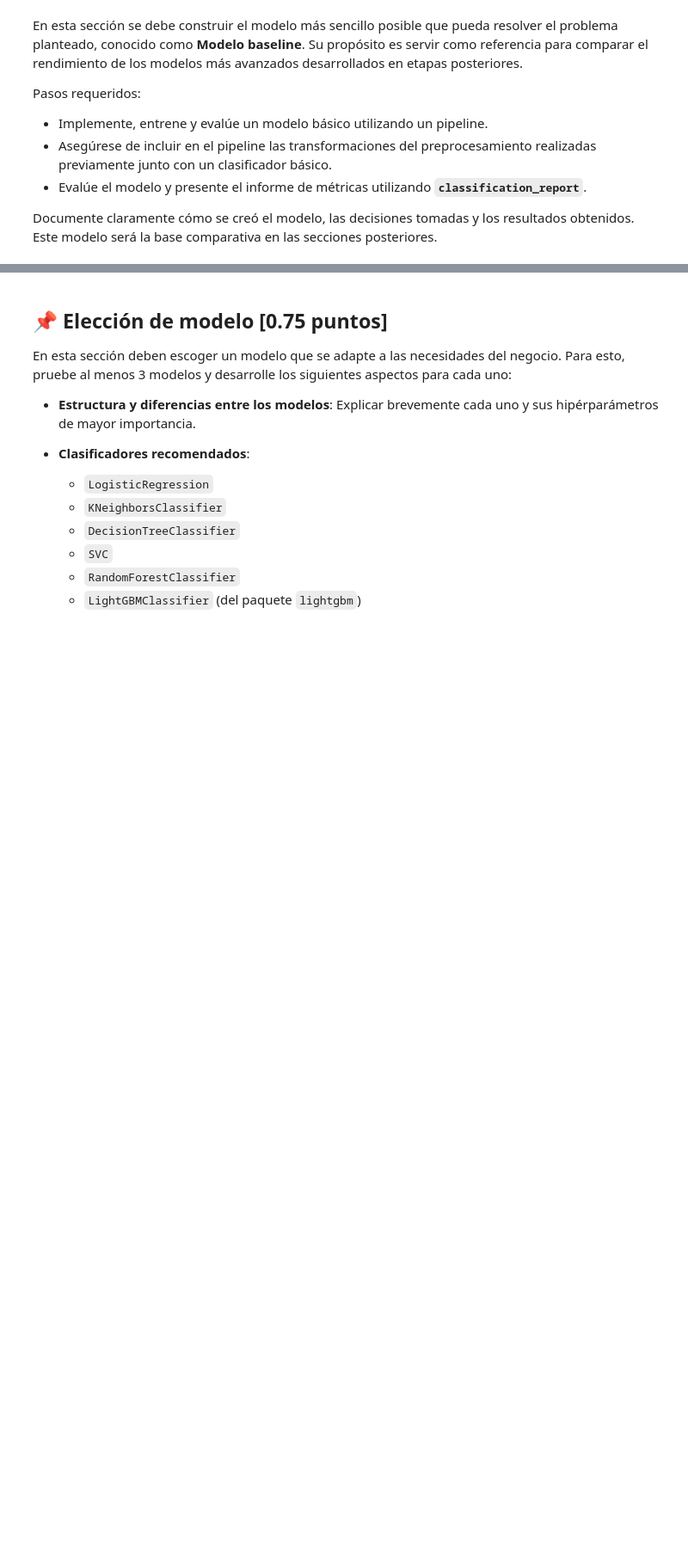
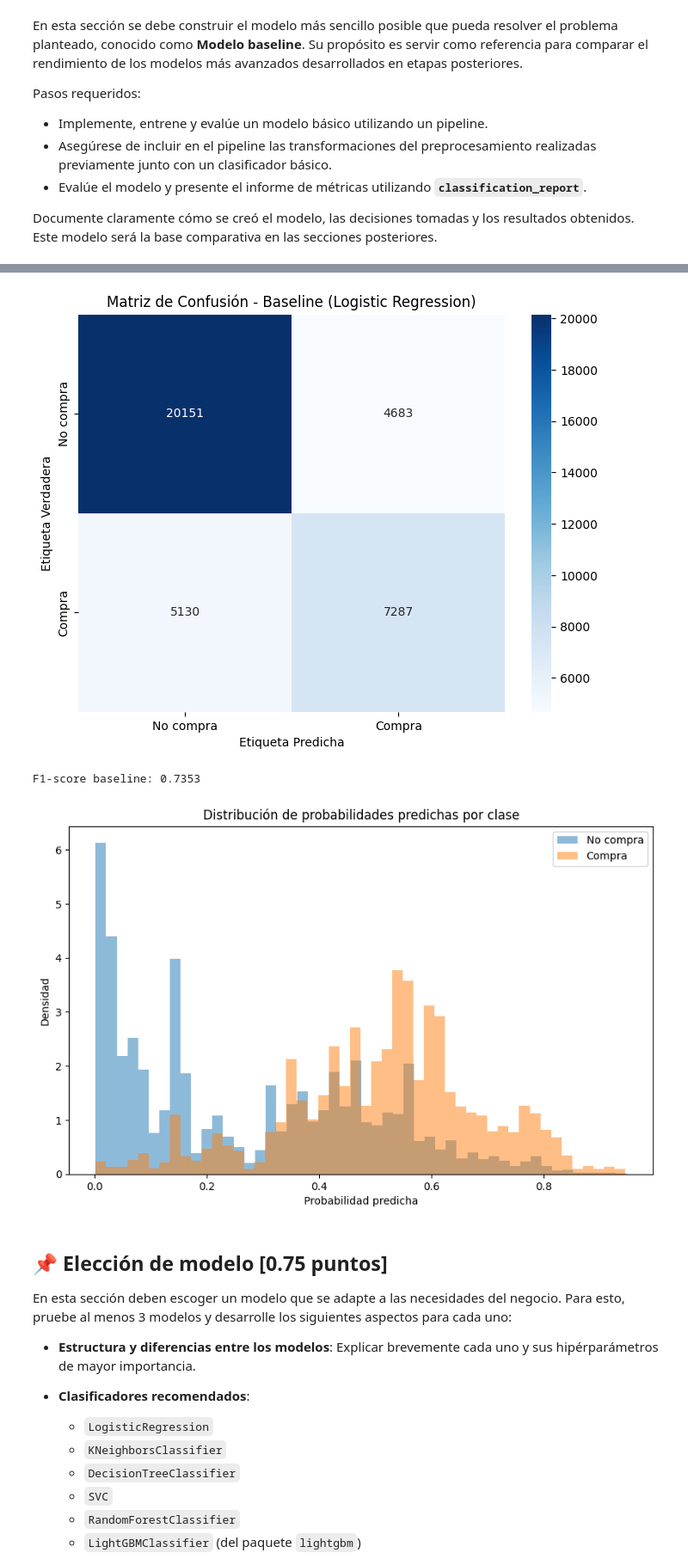
Before and after one commit to fco-marquez/MDS7202_Free_Riders, a Jupyter notebook: entrega1/enunciado_entrega1.ipynb, the cells around one changed output, grey strips where cells are left out. Shown: that part at 86% size. Saved outputs shown, nothing was run; the diff lists cells and outputs as text; code cells hidden in the pictures; blank space fills up the shorter version.

```diff
--- a/entrega1/enunciado_entrega1.ipynb
+++ b/entrega1/enunciado_entrega1.ipynb
@@ -673,0 +931,77 @@ Error:
+# %%
+from sklearn.dummy import DummyClassifier
+from sklearn.metrics import classification_report, confusion_matrix
+from sklearn.linear_model import LogisticRegression
+import time
+
+# Modelo baseline más simple: DummyClassifier con estrategia de frecuencia
+print("=== MODELO BASELINE: DummyClassifier ===")
+baseline_pipeline = Pipeline([
+    ('preprocessor', preprocessor),
+    ('classifier', DummyClassifier(strategy='most_frequent', random_state=42))
+])
+
+# Entrenar modelo baseline
+start_time = time.time()
+baseline_pipeline.fit(X_train, y_train)
+training_time = time.time() - start_time
+
+# Predicciones
+y_val_pred_baseline = baseline_pipeline.predict(X_val)
+
+# Evaluación
+print(f"Tiempo de entrenamiento: {training_time:.4f} segundos")
+print("\nReporte de clasificación en conjunto de validación:")
+print(classification_report(y_val, y_val_pred_baseline))
+
+# Modelo baseline alternativo: Logistic Regression simple
+print("\n=== MODELO BASELINE ALTERNATIVO: Logistic Regression Simple ===")
+baseline_lr_pipeline = Pipeline([
+    ('preprocessor', preprocessor),
+    ('classifier', LogisticRegression(random_state=42, max_iter=1000))
+])
+
+# Entrenar modelo baseline LR
+start_time = time.time()
+baseline_lr_pipeline.fit(X_train, y_train)
+training_time_lr = time.time() - start_time
+
+# Predicciones
+y_val_pred_lr = baseline_lr_pipeline.predict(X_val)
+y_val_proba_lr = baseline_lr_pipeline.predict_proba(X_val)[:, 1]
+
+# Evaluación
+print(f"Tiempo de entrenamiento: {training_time_lr:.4f} segundos")
+print("\nReporte de clasificación en conjunto de validación:")
+print(classification_report(y_val, y_val_pred_lr))
+
+# Matriz de confusión
+print("\nMatriz de confusión:")
+cm = confusion_matrix(y_val, y_val_pred_lr)
+print(cm)
+
+# Visualizar matriz de confusión
+plt.figure(figsize=(8, 6))
+sns.heatmap(cm, annot=True, fmt='d', cmap='Blues',
+            xticklabels=['No compra', 'Compra'],
+            yticklabels=['No compra', 'Compra'])
+plt.title('Matriz de Confusión - Baseline (Logistic Regression)')
+plt.ylabel('Etiqueta Verdadera')
+plt.xlabel('Etiqueta Predicha')
+plt.show()
+
+# Guardar modelo baseline para comparaciones posteriores
+baseline_model = baseline_lr_pipeline
+baseline_score = classification_report(y_val, y_val_pred_lr, output_dict=True)['weighted avg']['f1-score']
+print(f"\nF1-score baseline: {baseline_score:.4f}")
+
+# Análisis de la distribución de probabilidades predichas
+plt.figure(figsize=(10, 6))
+plt.hist(y_val_proba_lr[y_val == 0], bins=50, alpha=0.5, label='No compra', density=True)
+plt.hist(y_val_proba_lr[y_val == 1], bins=50, alpha=0.5, label='Compra', density=True)
+plt.xlabel('Probabilidad predicha')
+plt.ylabel('Densidad')
+plt.title('Distribución de probabilidades predichas por clase')
+plt.legend()
+plt.show()
+# %% [output]
@@ -674,3 +1039,6 @@ Error:
+[figure, added]
+F1-score baseline: 0.7353
+[figure, added]
 # %% [markdown]
 ## 📌 Elección de modelo [0.75 puntos]
 
```
Also changed, not shown: parts of 21 cells of this notebook.
